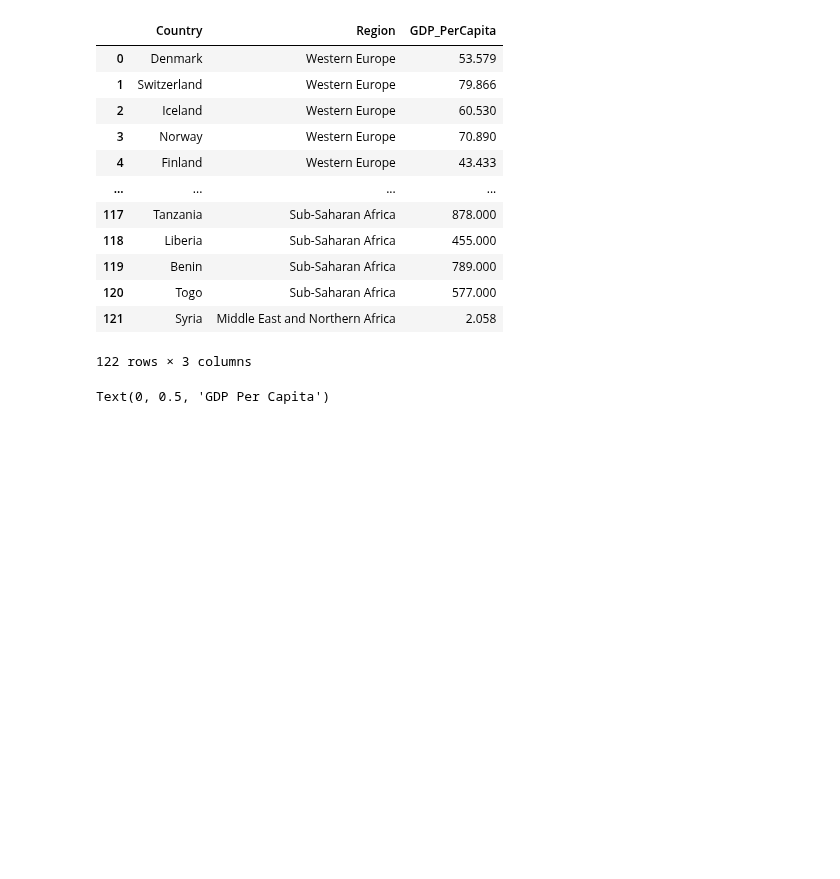
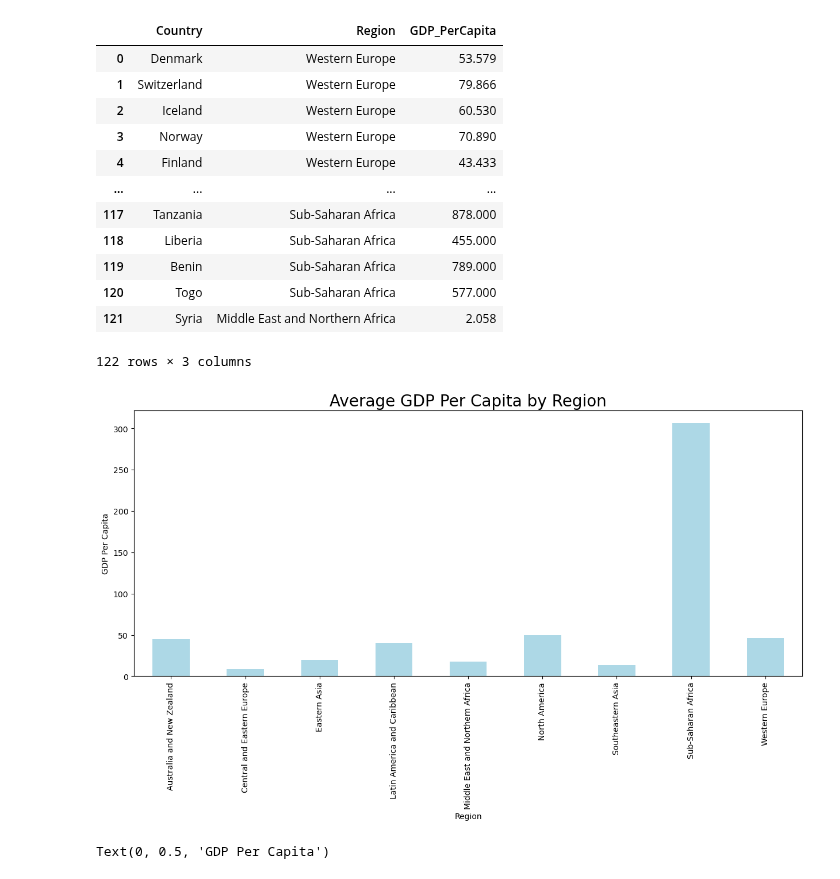
Before and after one commit to mattcaseycpa/project1, a Jupyter notebook: project.ipynb, the cells around one changed output. Saved outputs shown, nothing was run; the diff lists cells and outputs as text; code cells hidden in the pictures; blank space fills up the shorter version.

```diff
--- a/project.ipynb
+++ b/project.ipynb
@@ -67,4 +68,15 @@ gdp_df
 | 120 | Togo | Sub-Saharan Africa | 577.000 |
 | 121 | Syria | Middle East and Northern Africa | 2.058 |
 122 rows × 3 columns
+# %%
+#Average GDP by Region
+plt.figure(figsize=(15, 6))
+gdp_df.groupby('Region')['GDP_PerCapita'].mean().plot(kind='bar', color='lightblue')
+plt.title('Average GDP Per Capita by Region', fontsize=20)
+plt.xlabel('Region')
+plt.ylabel('GDP Per Capita')
+plt.xticks(rotation=90)
+plt.show()
+# %% [output]
+[figure, added]
 # %%
```
Also changed, not shown: parts of 15 cells of this notebook.
